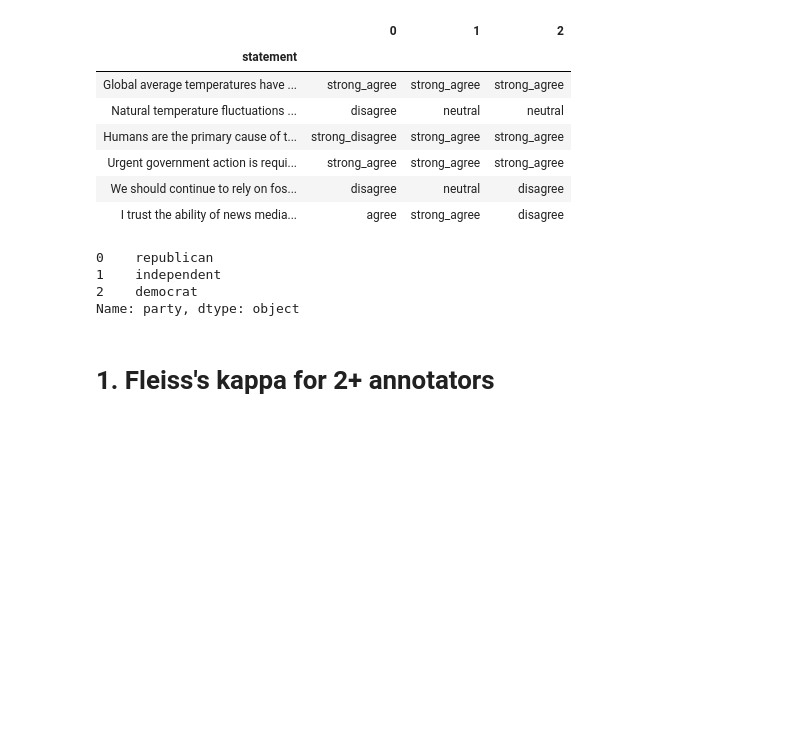
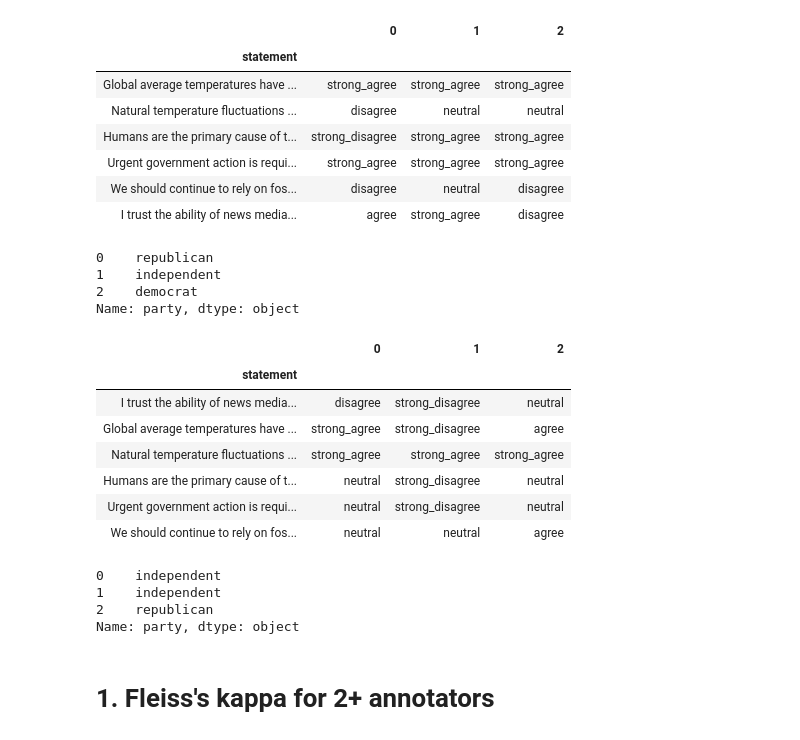
Before and after one commit to yiweiluo/GWStance, a Jupyter notebook: cc_stance/MTurk_results/Inter-annotator agreements.ipynb, the cells around one changed output. Drawn from its saved outputs; the diff is of its cells as text; code cells hidden in the pictures; blank space fills up the shorter version.

```diff
--- a/cc_stance/MTurk_results/Inter-annotator agreements.ipynb
+++ b/cc_stance/MTurk_results/Inter-annotator agreements.ipynb
@@ -152,12 +173,20 @@ likert_qs_1 = ["Global average temperatures have been increasing over the past c
               "Urgent government action is required to address the problem of global warming.",
               "We should continue to rely on fossil fuels as our primary source of energy.",
               "I trust the ability of news media to provide unbiased coverage of science."]
+likert_qs_2 = ["I trust the ability of news media to provide unbiased coverage of science.",
+              "Global average temperatures have been increasing over the past century.",
+              "Natural temperature fluctuations account for the majority of this global warming.",
+              "Humans are the primary cause of this global warming.",
+              "Urgent government action is required to address the problem of global warming.",
+              "We should continue to rely on fossil fuels as our primary source of energy."]
 # %%
 likert_df_0 = subject_info[['likert{}'.format(ix) for ix in range(1,7)]].T
 likert_df_1 = subject_info_1[['likert{}'.format(ix) for ix in range(1,7)]].T
+likert_df_2 = subject_info_2[['likert{}'.format(ix) for ix in range(1,7)]].T
 # %%
 likert_df_0['statement'] = likert_qs_0
 likert_df_1['statement'] = likert_qs_1
+likert_df_2['statement'] = likert_qs_2
 # %%
 likert_df_0.set_index('statement')
 # %% [output]
@@ -196,6 +225,24 @@ subject_info_1['party']
 1    independent
 2    democrat
 Name: party, dtype: object
+# %%
+likert_df_2.set_index('statement')
+# %% [output]
+|  | 0 | 1 | 2 |
+| statement |  |  |  |
+| I trust the ability of news media... | disagree | strong_disagree | neutral |
+| Global average temperatures have ... | strong_agree | strong_disagree | agree |
+| Natural temperature fluctuations ... | strong_agree | strong_agree | strong_agree |
+| Humans are the primary cause of t... | neutral | strong_disagree | neutral |
+| Urgent government action is requi... | neutral | strong_disagree | neutral |
+| We should continue to rely on fos... | neutral | neutral | agree |
+# %%
+subject_info_2['party']
+# %% [output]
+0    independent
+1    independent
+2    republican
+Name: party, dtype: object
 # %%
 # statement 3 "natural process" is confusing?
 # Move to first statement?
```
Also changed, not shown: parts of 25 cells of this notebook.
